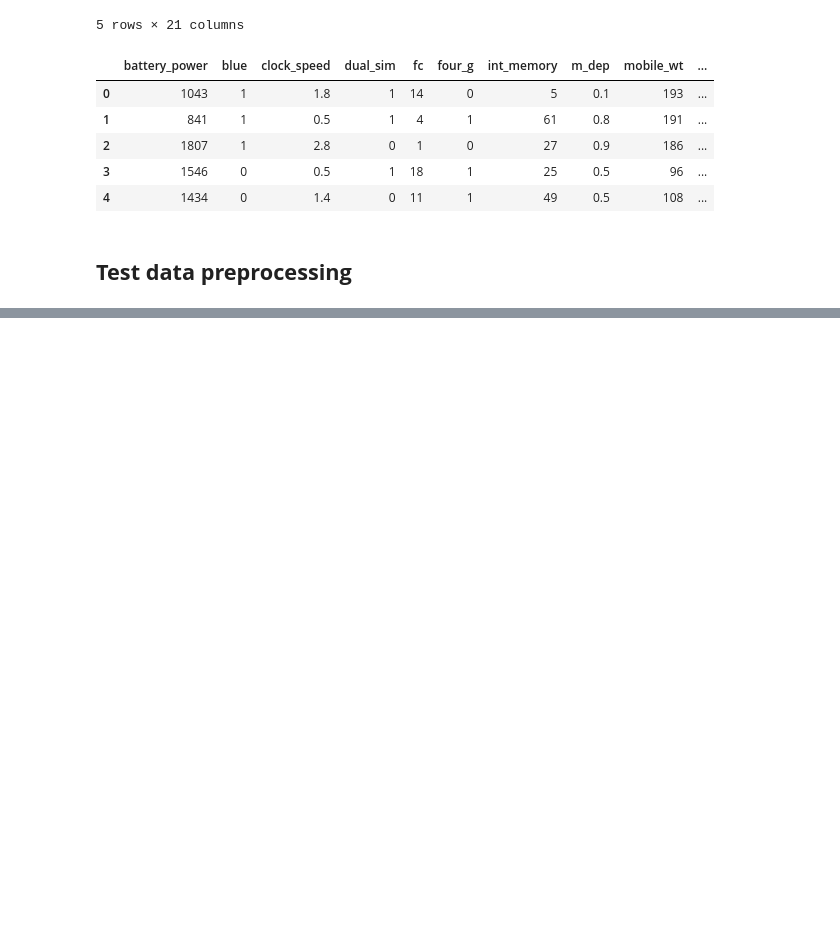
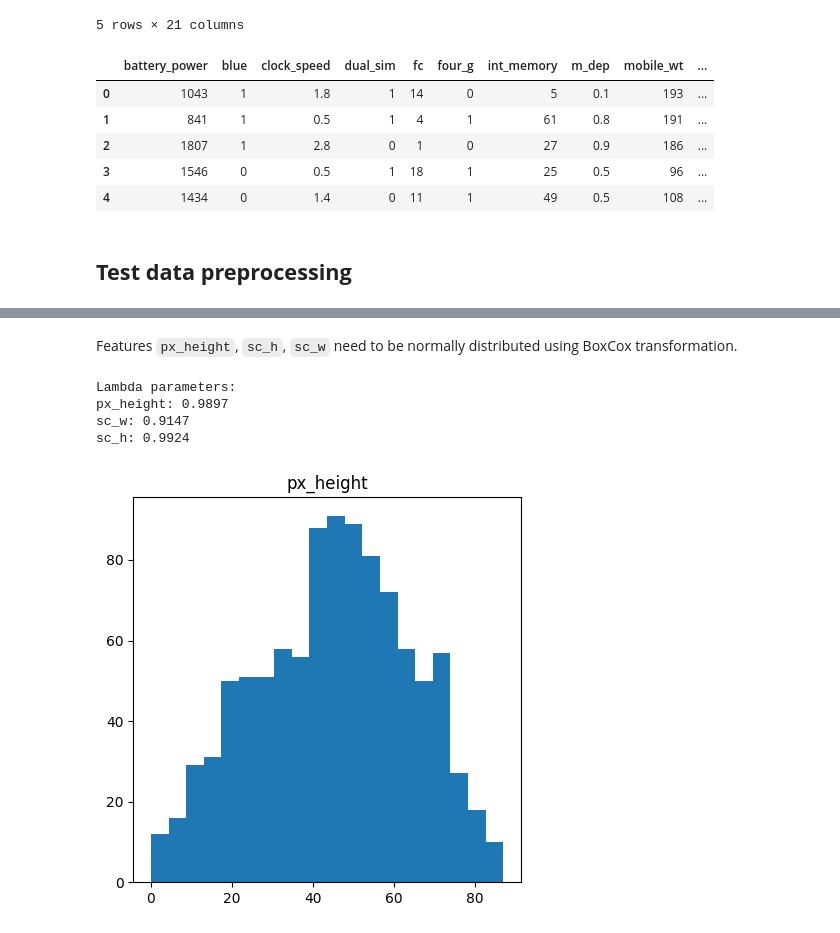
Before and after one commit to HendEmad/Mobile_price_prediction, a Jupyter notebook: notebooks/price_prediction.ipynb, the cells around one changed output, grey strips where cells are left out. Cells and saved outputs as stored; diff of their text form; code cells hidden in the pictures; blank space fills up the shorter version.

```diff
--- a/notebooks/price_prediction.ipynb
+++ b/notebooks/price_prediction.ipynb
@@ -1114,0 +1159,28 @@ test_data.head()
+# %% [markdown]
+Features `px_height`, `sc_h`, `sc_w` need to be normally distributed using BoxCox transformation.
+# %%
+test_skewed_features = ['px_height', 'sc_w', 'sc_h']
+# %%
+# Apply BoxCox transformation to the skewed features
+for feature in test_skewed_features:
+  transformed_feature, lambda_parameter = boxcox(test_data[feature] + 1)
+  test_data[feature] = transformed_feature
+# %%
+# print lambda parameters
+print('Lambda parameters: ')
+for feature in test_skewed_features:
+  _, lambda_parameter = boxcox(test_data[feature] + 1)
+  print(f'{feature}: {lambda_parameter:.4f}')
+# %% [output]
+Lambda parameters:
+px_height: 0.9897
+sc_w: 0.9147
+sc_h: 0.9924
+# %%
+# Visualize the transformed features
+fig, ax = plt.subplots(figsize=(5, 5))
+ax.hist(test_data[test_skewed_features[0]], bins=20)
+ax.set_title(test_skewed_features[0])
+plt.show()
+# %% [output]
+[figure, added]
```
Also changed, not shown: parts of 24 cells of this notebook, 2 other files.
